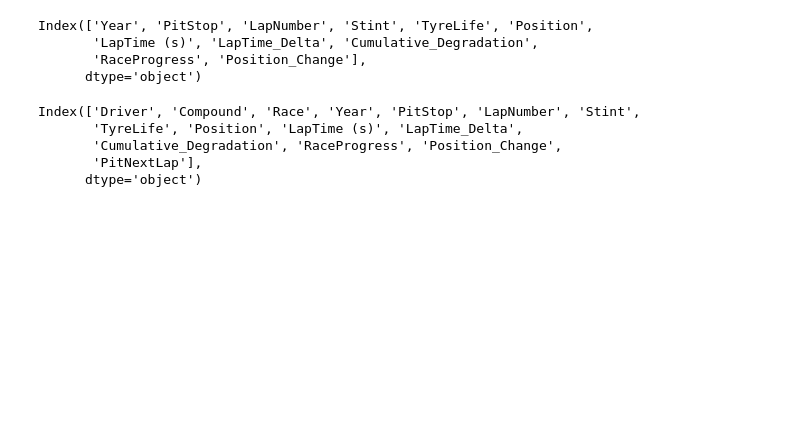
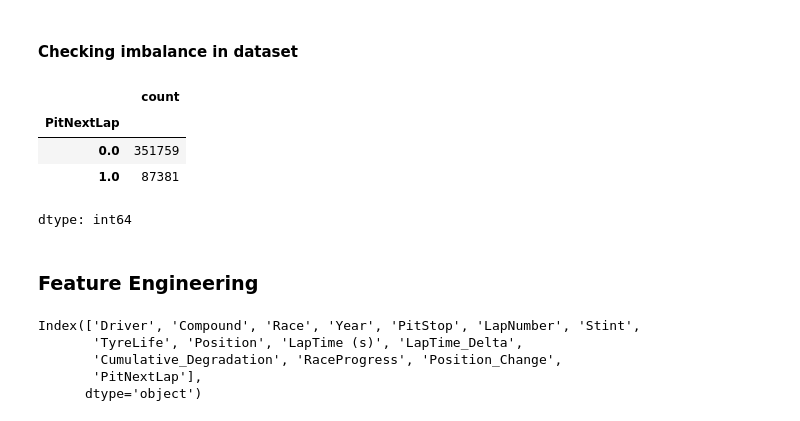
Before and after one commit to Kman0908/f1-pitstop, a Jupyter notebook: notebook/Experiment.ipynb, the cells around one changed output. Drawn from its saved outputs; the diff is of its cells as text; code cells hidden in the pictures; blank space fills up the shorter version.

```diff
--- a/notebook/Experiment.ipynb
+++ b/notebook/Experiment.ipynb
@@ -122,2 +116,2 @@ dtype: int64
 # %%
-train.drop(['id'], inplace = True, axis = 1)
+train.drop(['id'], axis = 1, inplace = True)
@@ -130,13 +118,21 @@ plt.show()
-# %%
-num_cols = train.select_dtypes(include = 'number').columns
-num_cols = num_cols.drop(['PitNextLap'])
-
-num_cols
-# %% [output]
-Index(['Year', 'PitStop', 'LapNumber', 'Stint', 'TyreLife', 'Position',
-       'LapTime (s)', 'LapTime_Delta', 'Cumulative_Degradation',
-       'RaceProgress', 'Position_Change'],
-      dtype='object')
+# %% [markdown]
+#### Checking imbalance in dataset
+# %%
+train['PitNextLap'].value_counts()
+
+# The data is imbalanced but not extremely:
+# PitNextLap
+# 0.0    351759
+# 1.0     87381
+# 80/20 split imbalance
+# %% [output]
+|  | count |
+| PitNextLap |  |
+| 0.0 | 351759 |
+| 1.0 | 87381 |
+dtype: int64
+# %% [markdown]
+### Feature Engineering
 # %%
 train.columns
 # %% [output]
```
Also changed, not shown: parts of 69 cells of this notebook, 1 other file.
